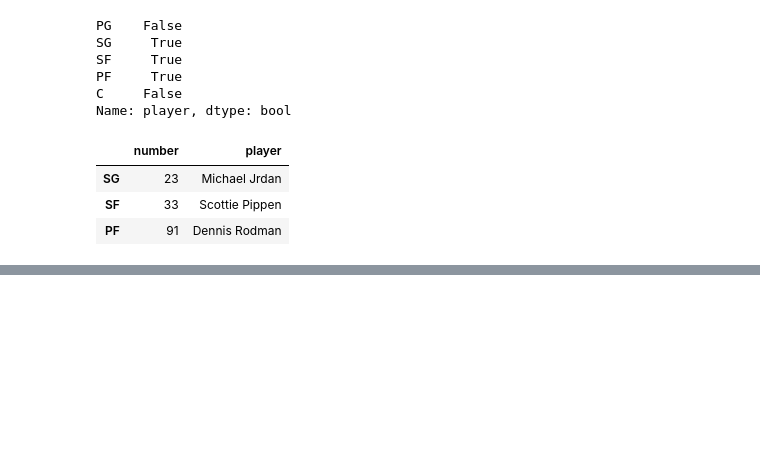
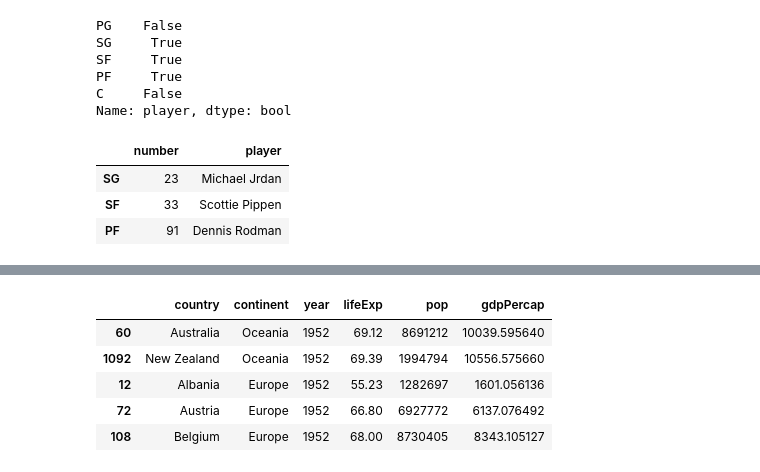
Before and after one commit to astalee812/Python-Practice, a Jupyter notebook: Data Science in Action.ipynb, the cells around one changed output, grey strips where cells are left out. Drawn from its saved outputs; the diff is of its cells as text; code cells hidden in the pictures; blank space fills up the shorter version.

```diff
--- a/Data Science in Action.ipynb
+++ b/Data Science in Action.ipynb
@@ -237,0 +337,12 @@ Name: player, dtype: bool
+# %%
+import pandas as pd
+csv_url = "http://storage.googleapis.com/learn_pd_like_tidyverse/gapminder.csv"
+df = pd.read_csv(csv_url)
+df.sort_values(by = ["year", "continent"], ascending = [True,False]).head() #先依照year遞增排序，再依照continent遞減排序
+# %% [output]
+|  | country | continent | year | lifeExp | pop | gdpPercap |
+| 60 | Australia | Oceania | 1952 | 69.12 | 8691212 | 10039.595640 |
+| 1092 | New Zealand | Oceania | 1952 | 69.39 | 1994794 | 10556.575660 |
+| 12 | Albania | Europe | 1952 | 55.23 | 1282697 | 1601.056136 |
+| 72 | Austria | Europe | 1952 | 66.80 | 6927772 | 6137.076492 |
+| 108 | Belgium | Europe | 1952 | 68.00 | 8730405 | 8343.105127 |
```
Also changed, not shown: parts of 7 cells of this notebook.
